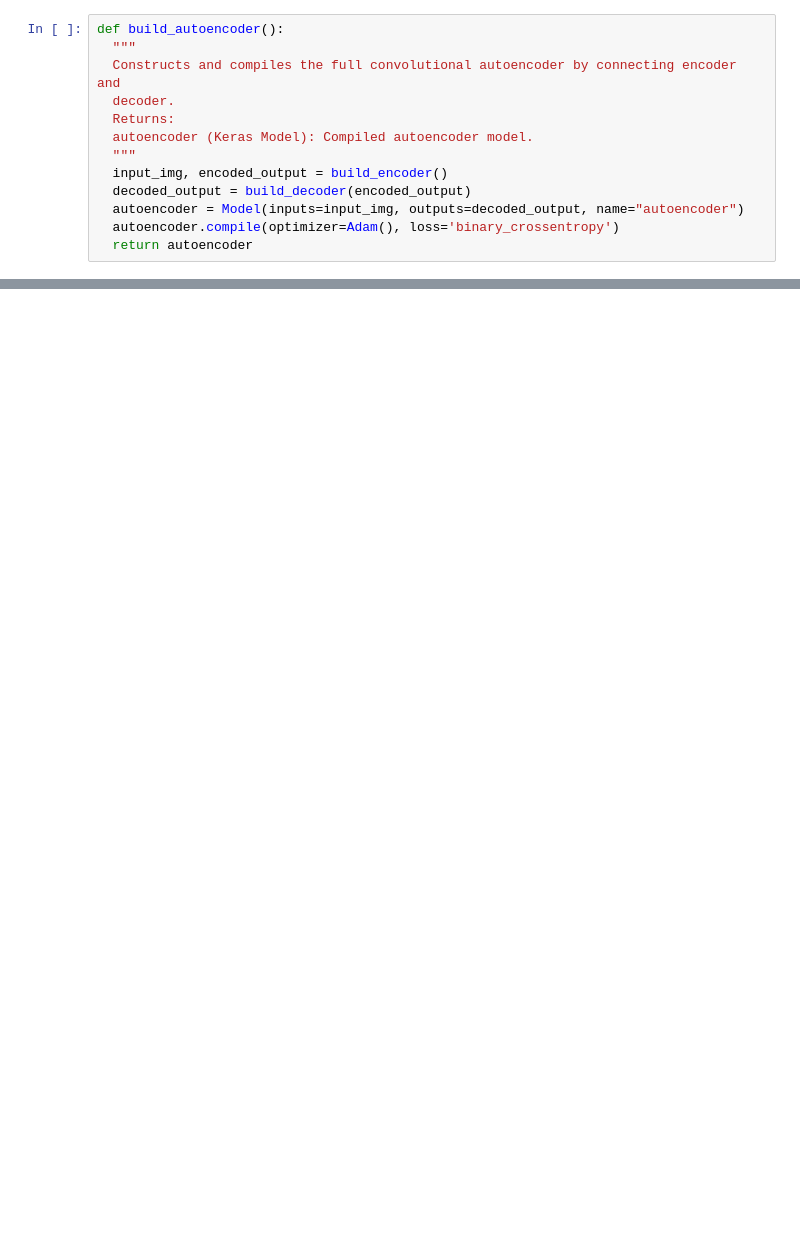
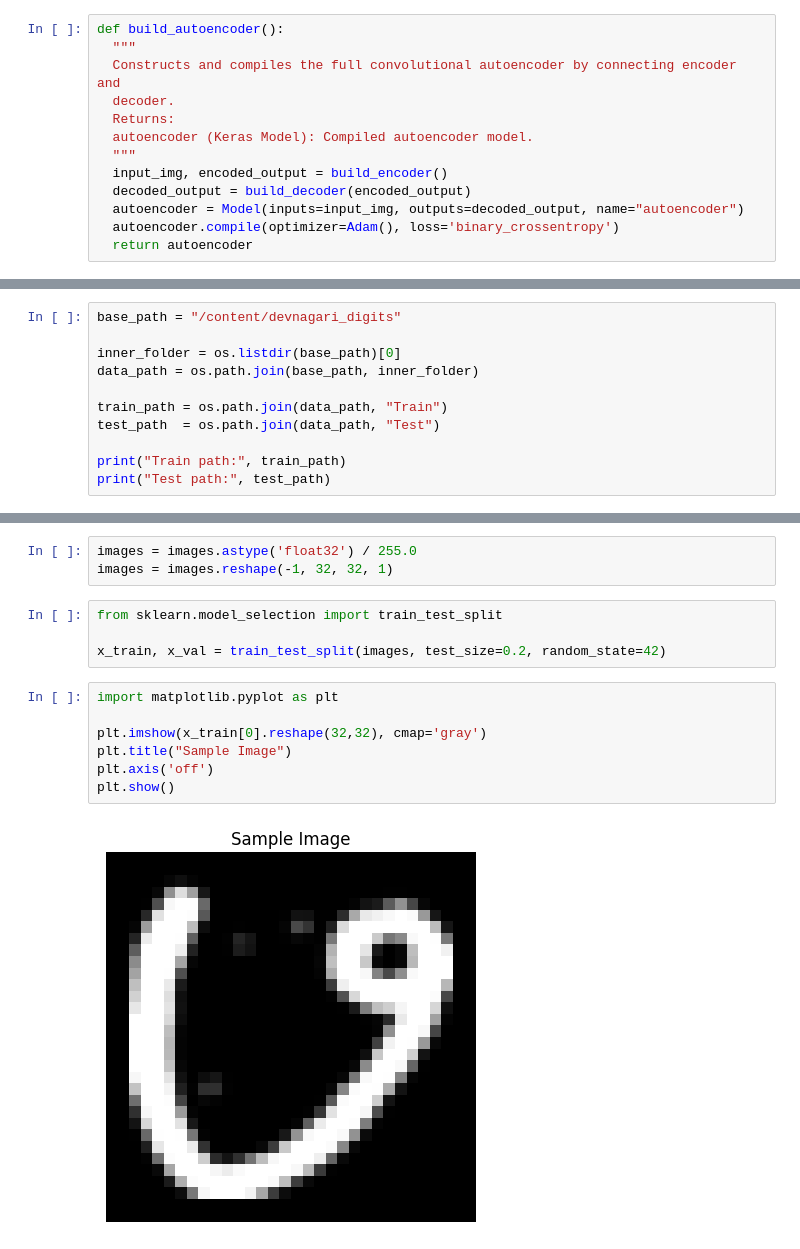
Before and after one commit to diyayourfav/AI-MLModule, a Jupyter notebook: DiyaBudhathoki_Week7.ipynb, the cells around one changed output, grey strips where cells are left out. Saved outputs shown, nothing was run; the diff lists cells and outputs as text; blank space fills up the shorter version.

```diff
--- a/DiyaBudhathoki_Week7.ipynb
+++ b/DiyaBudhathoki_Week7.ipynb
@@ -204,0 +207,11 @@ If your dataset is in Google Drive, remember to mount it first.
+# %%
+base_path = "/content/devnagari_digits"
+
+inner_folder = os.listdir(base_path)[0]
+data_path = os.path.join(base_path, inner_folder)
+
+train_path = os.path.join(data_path, "Train")
+test_path  = os.path.join(data_path, "Test")
+
+print("Train path:", train_path)
+print("Test path:", test_path)
@@ -204,0 +258,16 @@ If your dataset is in Google Drive, remember to mount it first.
+# %%
+images = images.astype('float32') / 255.0
+images = images.reshape(-1, 32, 32, 1)
+# %%
+from sklearn.model_selection import train_test_split
+
+x_train, x_val = train_test_split(images, test_size=0.2, random_state=42)
+# %%
+import matplotlib.pyplot as plt
+
+plt.imshow(x_train[0].reshape(32,32), cmap='gray')
+plt.title("Sample Image")
+plt.axis('off')
+plt.show()
+# %% [output]
+[figure, added]
```
Also changed, not shown: parts of 19 cells of this notebook.
